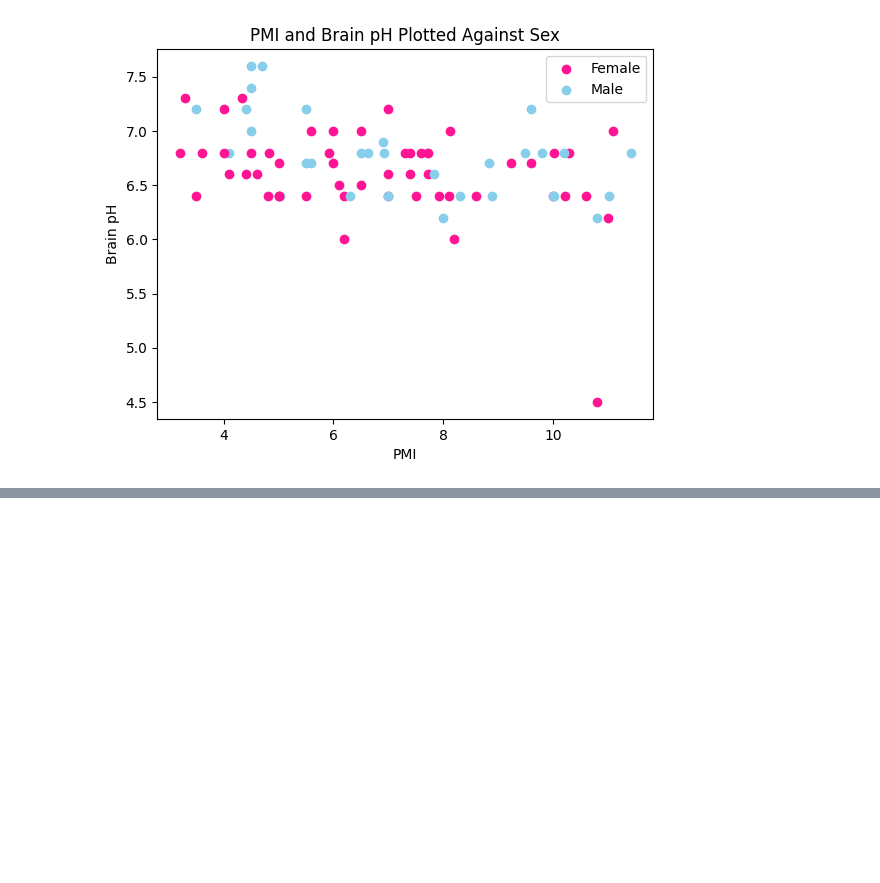
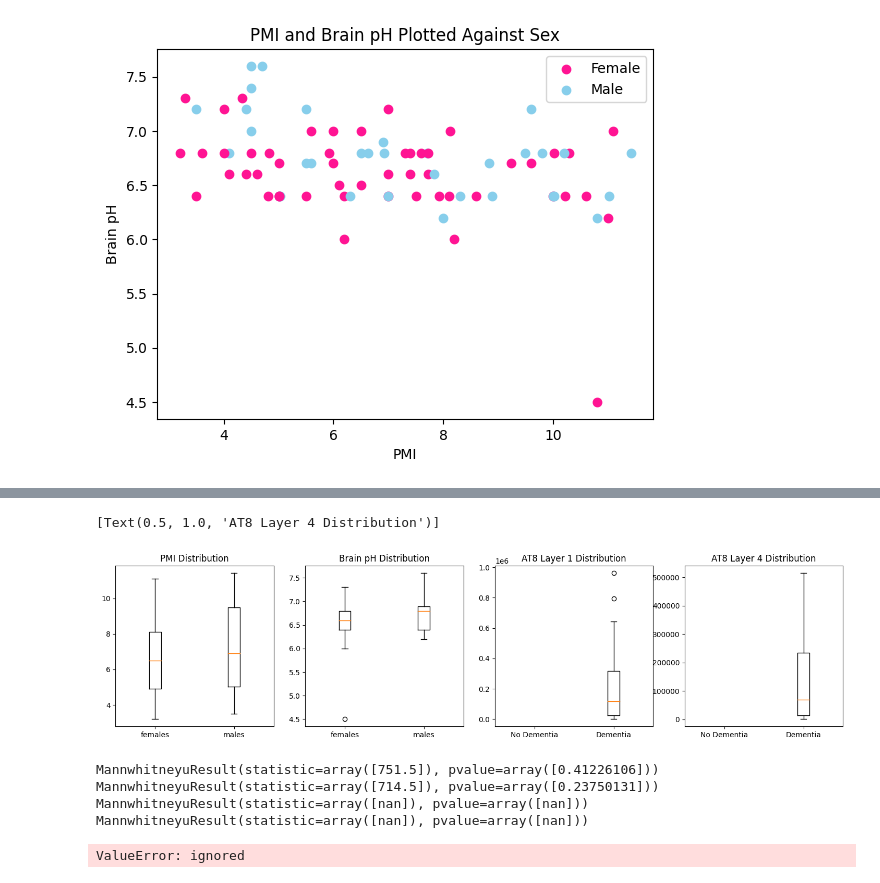
Before and after one commit to meghaninglis/Neural-Data, a Jupyter notebook: final_project_2023.ipynb, the cells around one changed output, grey strips where cells are left out. Cells and saved outputs as stored; diff of their text form; code cells hidden in the pictures; blank space fills up the shorter version.

```diff
--- a/final_project_2023.ipynb
+++ b/final_project_2023.ipynb
@@ -115,0 +118,54 @@ plt.legend(['Dementia', 'No Dementia'])
+# %%
+# Make variables into numpy arrays
+female_PMI = np.array(combined_data.loc[combined_data['Sex'] == 'Female', ['PMI']])
+female_brain_ph = np.array(combined_data.loc[combined_data['Sex'] == 'Female', ['Brain pH']])
+male_PMI = np.array(combined_data.loc[combined_data['Sex'] == 'Male', ['PMI']])
+male_brain_ph = np.array(combined_data.loc[combined_data['Sex'] == 'Male', ['Brain pH']])
+ND_layer1 = np.array(combined_data.loc[combined_data['Cognitive Status'] == 'No Dementia', ['total AT8 positive area_Layer1']])
+ND_layer4 = np.array(combined_data.loc[combined_data['Cognitive Status'] == 'No Dementia', ['total AT8 positive area_Layer4']])
+D_layer1 = np.array(combined_data.loc[combined_data['Cognitive Status'] == 'Dementia', ['total AT8 positive area_Layer1']])
+D_layer4 = np.array(combined_data.loc[combined_data['Cognitive Status'] == 'Dementia', ['total AT8 positive area_Layer4']])
+# %%
+# Make box plots
+fig, ax = plt.subplots(1,4, figsize = (18,4))
+
+#PMI
+PMI = [female_PMI.flatten(), male_PMI.flatten()]
+ax[0].boxplot(PMI)
+ax[0].set_xticklabels(['females','males'])
+ax[0].set(title = 'PMI Distribution')
+#Brain PH
+brain_ph = [female_brain_ph.flatten(), male_brain_ph.flatten()]
+ax[1].boxplot(brain_ph)
+ax[1].set_xticklabels(['females','males'])
+ax[1].set(title = 'Brain pH Distribution')
+#Layer 1
+layer1 = [ND_layer1.flatten(), D_layer1.flatten()]
+ax[2].boxplot(layer1)
+ax[2].set_xticklabels(['No Dementia','Dementia'])
+ax[2].set(title = 'AT8 Layer 1 Distribution')
+#Layer 2
+layer4 = [ND_layer4.flatten(), D_layer4.flatten()]
+ax[3].boxplot(layer4)
+ax[3].set_xticklabels(['No Dementia','Dementia'])
+ax[3].set(title = 'AT8 Layer 4 Distribution')
+# %% [output]
+[Text(0.5, 1.0, 'AT8 Layer 4 Distribution')]
+[figure, added]
+# %%
+print(stats.mannwhitneyu(female_PMI, male_PMI))
+print(stats.mannwhitneyu(female_brain_ph, male_brain_ph))
+print(stats.mannwhitneyu(ND_layer1, D_layer1))
+print(stats.mannwhitneyu(ND_layer4, D_layer4))
+# %% [output]
+MannwhitneyuResult(statistic=array([751.5]), pvalue=array([0.41226106]))
+MannwhitneyuResult(statistic=array([714.5]), pvalue=array([0.23750131]))
+MannwhitneyuResult(statistic=array([nan]), pvalue=array([nan]))
+MannwhitneyuResult(statistic=array([nan]), pvalue=array([nan]))
+# %%
+print(stats.skewtest(PMI))
+print(stats.skewtest(brain_ph))
+print(stats.skewtest(AT8layer1_percentposarea))
+print(stats.skewtest(AT8layer4_percentposarea))
+# %% [output]
+ValueError: ignored
```
Also changed, not shown: parts of 2 cells of this notebook.
